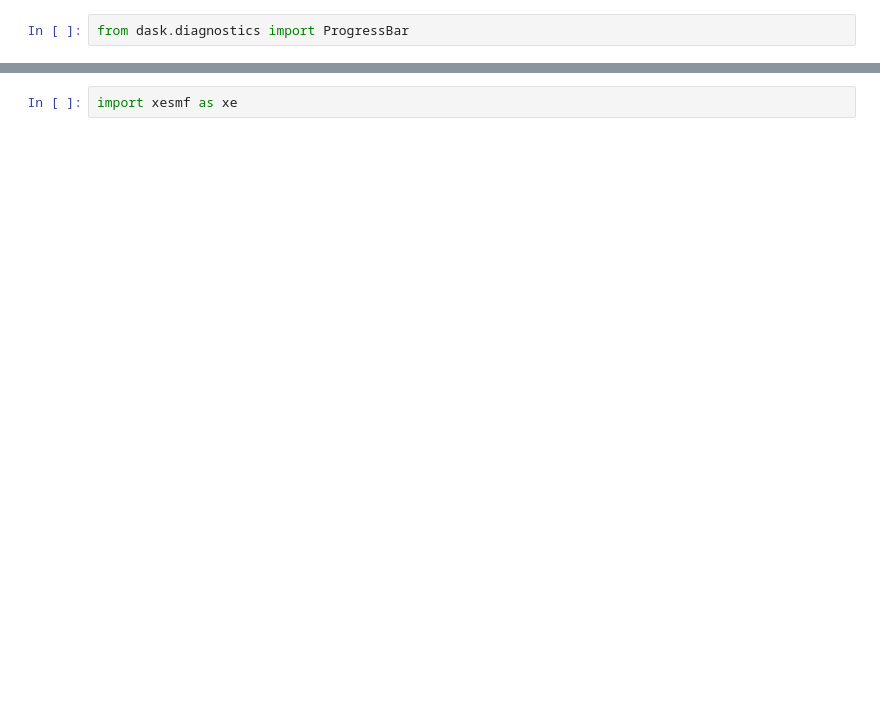
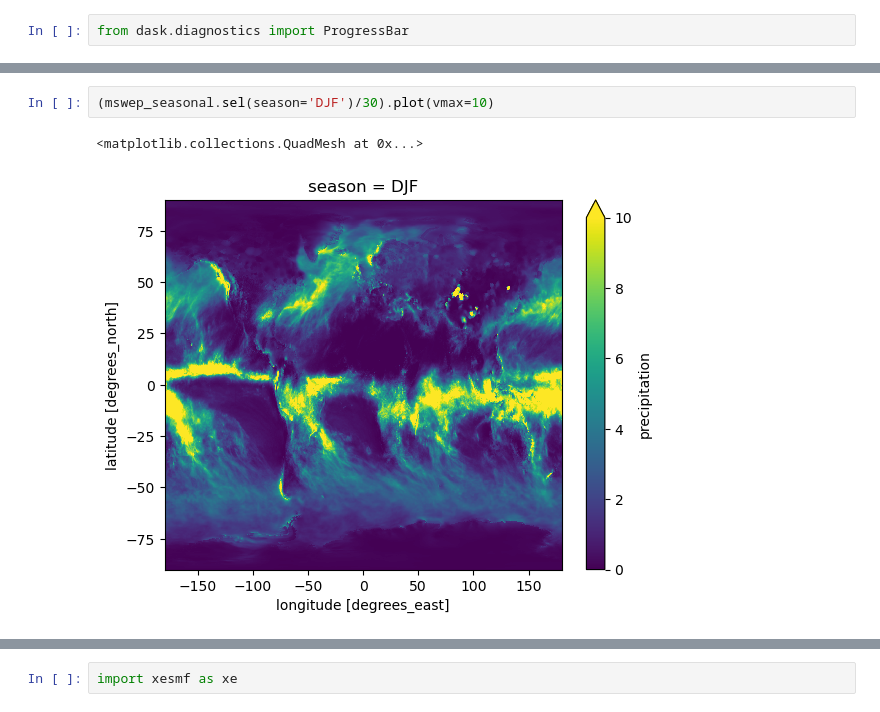
Before and after one commit to 21centuryweather/hk25-AusNode-TConvZones, a Jupyter notebook: notebooks/AS_01_mswep_rainfall_anlaysis.ipynb, the cells around one changed output, grey strips where cells are left out. Drawn from its saved outputs; the diff is of its cells as text; blank space fills up the shorter version.

```diff
--- a/notebooks/AS_01_mswep_rainfall_anlaysis.ipynb
+++ b/notebooks/AS_01_mswep_rainfall_anlaysis.ipynb
@@ -30,0 +37,5 @@ mswep_oct_load.isel(time=0).plot(vmax=10)
+# %%
+(mswep_seasonal.sel(season='DJF')/30).plot(vmax=10)
+# %% [output]
+<matplotlib.collections.QuadMesh at 0x...>
+[figure, added]
```
Also changed, not shown: parts of 28 cells of this notebook, 3 other files.
